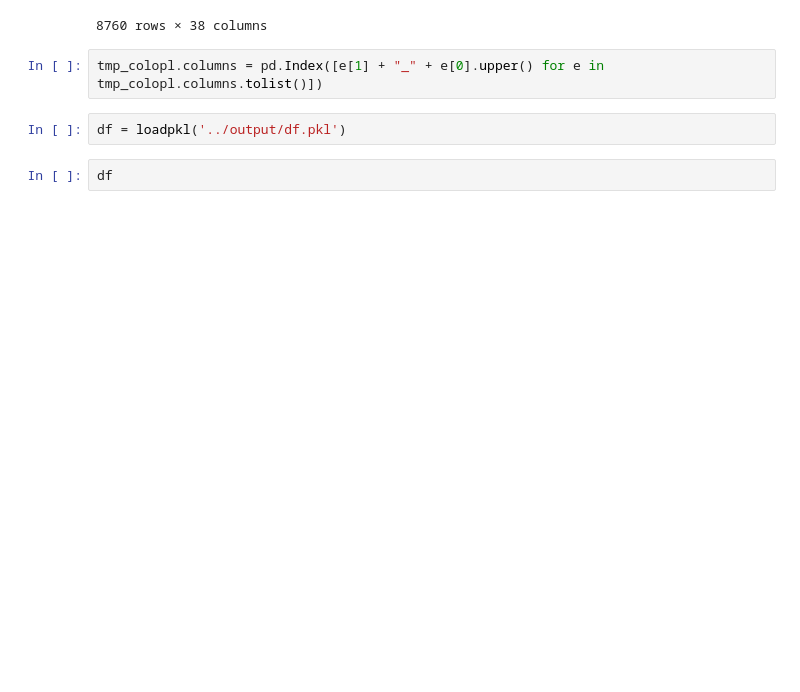
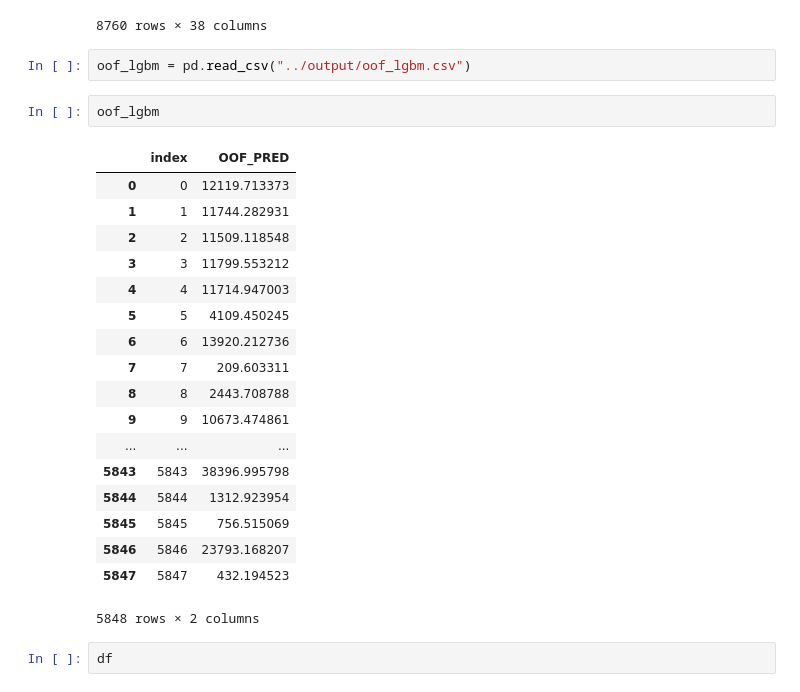
Before and after one commit to Hesene/National-Parks, a Jupyter notebook: src/EDA.ipynb, the cells around one changed output. Saved outputs shown, nothing was run; the diff lists cells and outputs as text; blank space fills up the shorter version.

```diff
--- a/src/EDA.ipynb
+++ b/src/EDA.ipynb
@@ -315,10 +315,29 @@ weather
 |  | 2017-12-30 | 0.0 | 0.0 | 11.75 | 11.75 | 6.9 | 6.9 | 5.4 | 5.4 | ... |
 |  | 2017-12-31 | 0.0 | 0.0 | 12.19 | 12.19 | 5.3 | 5.3 | 3.4 | 3.4 | ... |
 8760 rows × 38 columns
-# %%
-tmp_colopl.columns = pd.Index([e[1] + "_" + e[0].upper() for e in tmp_colopl.columns.tolist()])
-# %%
-df = loadpkl('../output/df.pkl')
+# %%
+oof_lgbm = pd.read_csv("../output/oof_lgbm.csv")
+# %%
+oof_lgbm
+# %% [output]
+|  | index | OOF_PRED |
+| 0 | 0 | 12119.713373 |
+| 1 | 1 | 11744.282931 |
+| 2 | 2 | 11509.118548 |
+| 3 | 3 | 11799.553212 |
+| 4 | 4 | 11714.947003 |
+| 5 | 5 | 4109.450245 |
+| 6 | 6 | 13920.212736 |
+| 7 | 7 | 209.603311 |
+| 8 | 8 | 2443.708788 |
+| 9 | 9 | 10673.474861 |
+| ... | ... | ... |
+| 5843 | 5843 | 38396.995798 |
+| 5844 | 5844 | 1312.923954 |
+| 5845 | 5845 | 756.515069 |
+| 5846 | 5846 | 23793.168207 |
+| 5847 | 5847 | 432.194523 |
+5848 rows × 2 columns
 # %%
 df
 # %% [output]
```
Also changed, not shown: 7 other files.
